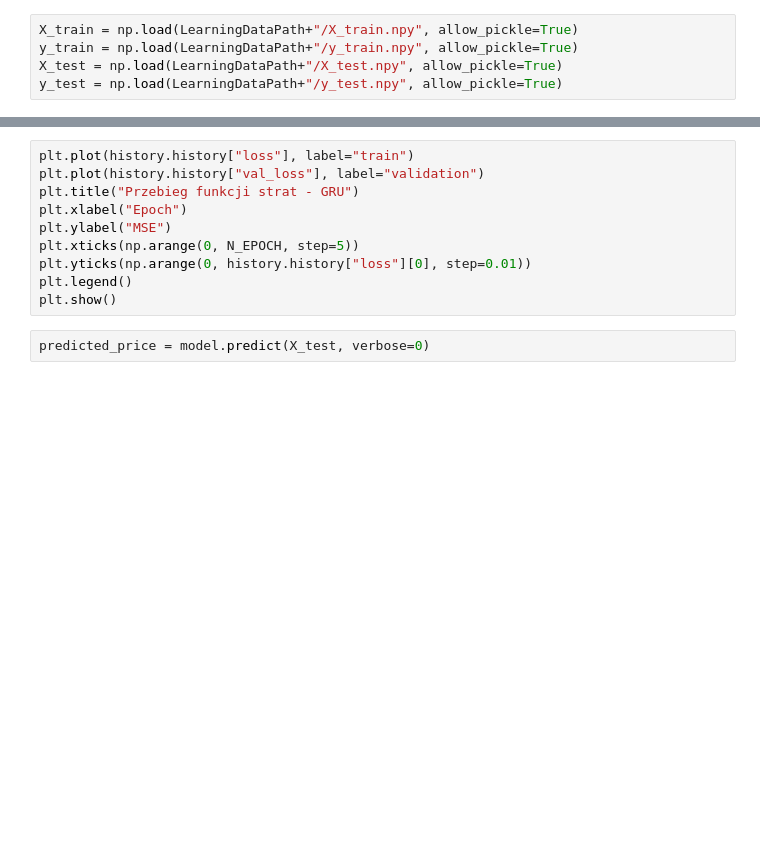
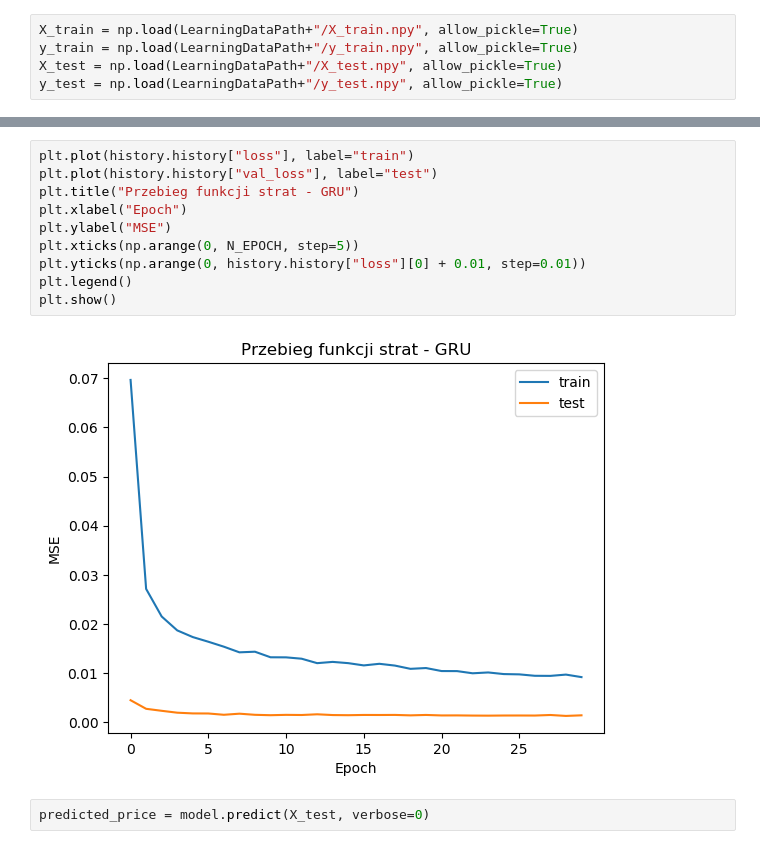
Before and after one commit to piotrkozub1999/Stock-Price-Prediction, a Jupyter notebook: 3. PricePrediction.ipynb, the cells around one changed output, grey strips where cells are left out. Cells and saved outputs as stored; diff of their text form; blank space fills up the shorter version.

```diff
--- a/3. PricePrediction.ipynb
+++ b/3. PricePrediction.ipynb
@@ -270,13 +317,15 @@ print(model.summary())
 # %%
 plt.plot(history.history["loss"], label="train")
-plt.plot(history.history["val_loss"], label="validation")
+plt.plot(history.history["val_loss"], label="test")
 plt.title("Przebieg funkcji strat - GRU")
 plt.xlabel("Epoch")
 plt.ylabel("MSE")
 plt.xticks(np.arange(0, N_EPOCH, step=5))
-plt.yticks(np.arange(0, history.history["loss"][0], step=0.01))
+plt.yticks(np.arange(0, history.history["loss"][0] + 0.01, step=0.01))
 plt.legend()
 plt.show()
+# %% [output]
+[figure, added]
 # %%
 predicted_price = model.predict(X_test, verbose=0)
 # %%
```
Also changed, not shown: parts of 31 cells of this notebook, 3 other files.
